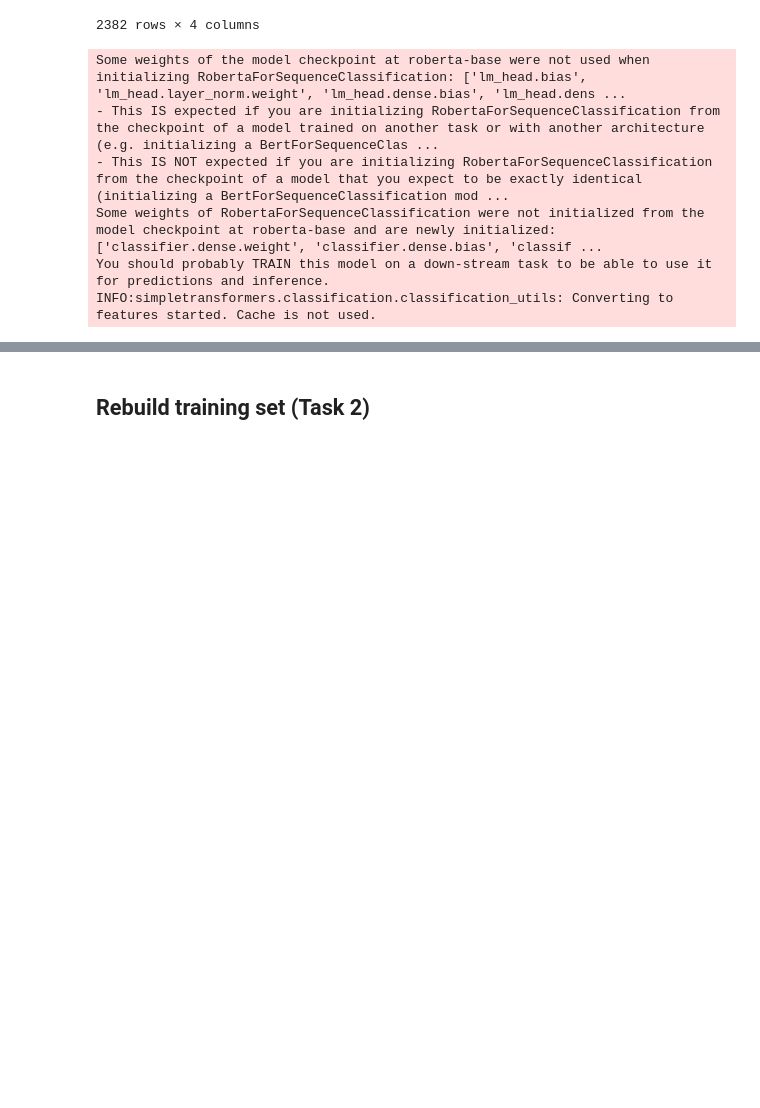
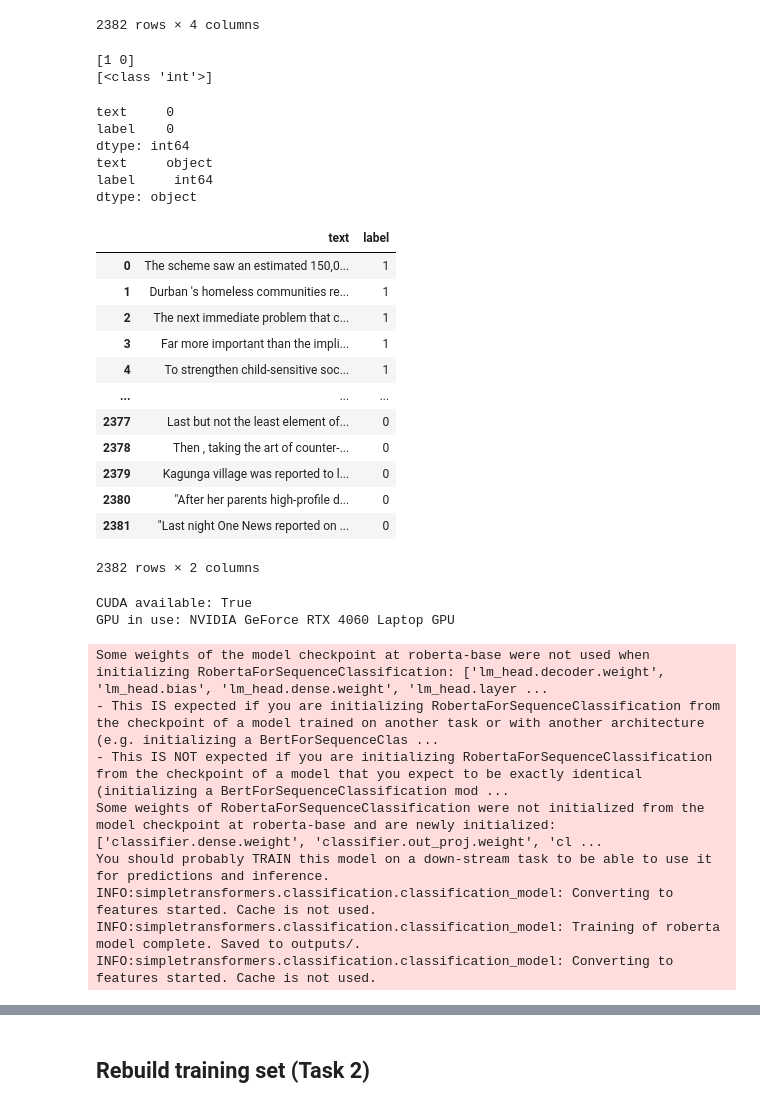
Before and after one commit to JoshSkilla/PCL-detection, a Jupyter notebook: experiments/01_baseline.ipynb, the cells around one changed output, grey strips where cells are left out. Cells and saved outputs as stored; diff of their text form; code cells hidden in the pictures; blank space fills up the shorter version.

Commit message:
Got requirements working for wsl and sufficeint baseline score and next stage skeleton. JK

```diff
--- a/experiments/baseline.ipynb
+++ b/experiments/01_baseline.ipynb
@@ -226,9 +209,51 @@ training_set1
 | 2380 | 1778 | vulnerable | "After her parents high-profile d... | 0 |
 | 2381 | 1779 | in-need | "Last night One News reported on ... | 0 |
 2382 rows × 4 columns
+# %%
+print(training_set1['label'].unique())
+print(training_set1['label'].apply(type).unique())
+# %% [output]
+[1 0]
+[<class 'int'>]
+# %%
+training_set1 = training_set1[['text', 'label']].copy()
+training_set1.columns = ['text', 'label']
+training_set1['label'] = training_set1['label'].astype(int)
+training_set1 = training_set1.reset_index(drop=True)
+training_set1.index.name = None
+print(training_set1.isnull().sum())
+print(training_set1.dtypes)
+training_set1
+# %% [output]
+text     0
+label    0
+dtype: int64
+text     object
+label     int64
+dtype: object
+|  | text | label |
+| 0 | The scheme saw an estimated 150,0... | 1 |
+| 1 | Durban 's homeless communities re... | 1 |
+| 2 | The next immediate problem that c... | 1 |
+| 3 | Far more important than the impli... | 1 |
+| 4 | To strengthen child-sensitive soc... | 1 |
+| ... | ... | ... |
+| 2377 | Last but not the least element of... | 0 |
+| 2378 | Then , taking the art of counter-... | 0 |
+| 2379 | Kagunga village was reported to l... | 0 |
+| 2380 | "After her parents high-profile d... | 0 |
+| 2381 | "Last night One News reported on ... | 0 |
+2382 rows × 2 columns
+# %%
+import torch
+print("CUDA available:", torch.cuda.is_available())
+if torch.cuda.is_available():
+    print("GPU in use:", torch.cuda.get_device_name(0))
+# %% [output]
+CUDA available: True
+GPU in use: NVIDIA GeForce RTX 4060 Laptop GPU
 # %%
-
-task1_model_args = ClassificationArgs(num_train_epochs=1,
+task1_model_args = ClassificationArgs(num_train_epochs=8,
                                       no_save=True,
                                       no_cache=True,
                                       overwrite_output_dir=True)
@@ -238,16 +263,18 @@ task1_model = ClassificationModel("roberta",
                                   num_labels=2,
                                   use_cuda=cuda_available)
 # train model
-task1_model.train_model(training_set1[['text', 'label']])
+task1_model.train_model(training_set1)
 # run predictions
 preds_task1, _ = task1_model.predict(tedf1.text.tolist())
 # %% [output]
-Some weights of the model checkpoint at roberta-base were not used when initializing RobertaForSequenceClassification: ['lm_head.bias', 'lm_head.layer_norm.weight', 'lm_head.dense.bias', 'lm_head.dens ...
+Some weights of the model checkpoint at roberta-base were not used when initializing RobertaForSequenceClassification: ['lm_head.decoder.weight', 'lm_head.bias', 'lm_head.dense.weight', 'lm_head.layer ...
 - This IS expected if you are initializing RobertaForSequenceClassification from the checkpoint of a model trained on another task or with another architecture (e.g. initializing a BertForSequenceClas ...
 - This IS NOT expected if you are initializing RobertaForSequenceClassification from the checkpoint of a model that you expect to be exactly identical (initializing a BertForSequenceClassification mod ...
-Some weights of RobertaForSequenceClassification were not initialized from the model checkpoint at roberta-base and are newly initialized: ['classifier.dense.weight', 'classifier.dense.bias', 'classif ...
+Some weights of RobertaForSequenceClassification were not initialized from the model checkpoint at roberta-base and are newly initialized: ['classifier.dense.weight', 'classifier.out_proj.weight', 'cl ...
 You should probably TRAIN this model on a down-stream task to be able to use it for predictions and inference.
-INFO:simpletransformers.classification.classification_utils: Converting to features started. Cache is not used.
+INFO:simpletransformers.classification.classification_model: Converting to features started. Cache is not used.
+INFO:simpletransformers.classification.classification_model: Training of roberta model complete. Saved to outputs/.
+INFO:simpletransformers.classification.classification_model: Converting to features started. Cache is not used.
 # %%
 Counter(preds_task1)
 # %% [output]
```
Also changed, not shown: parts of 7 cells of this notebook, 6 other files.
